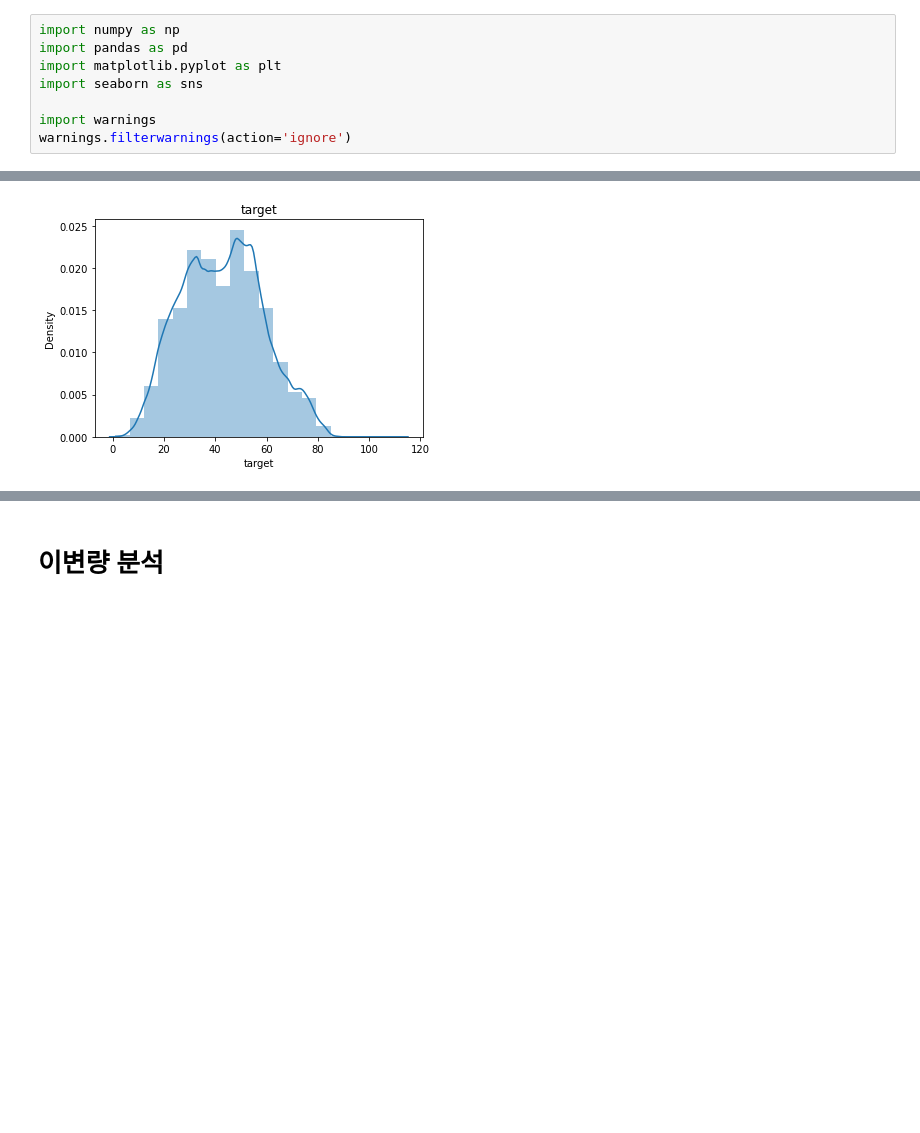
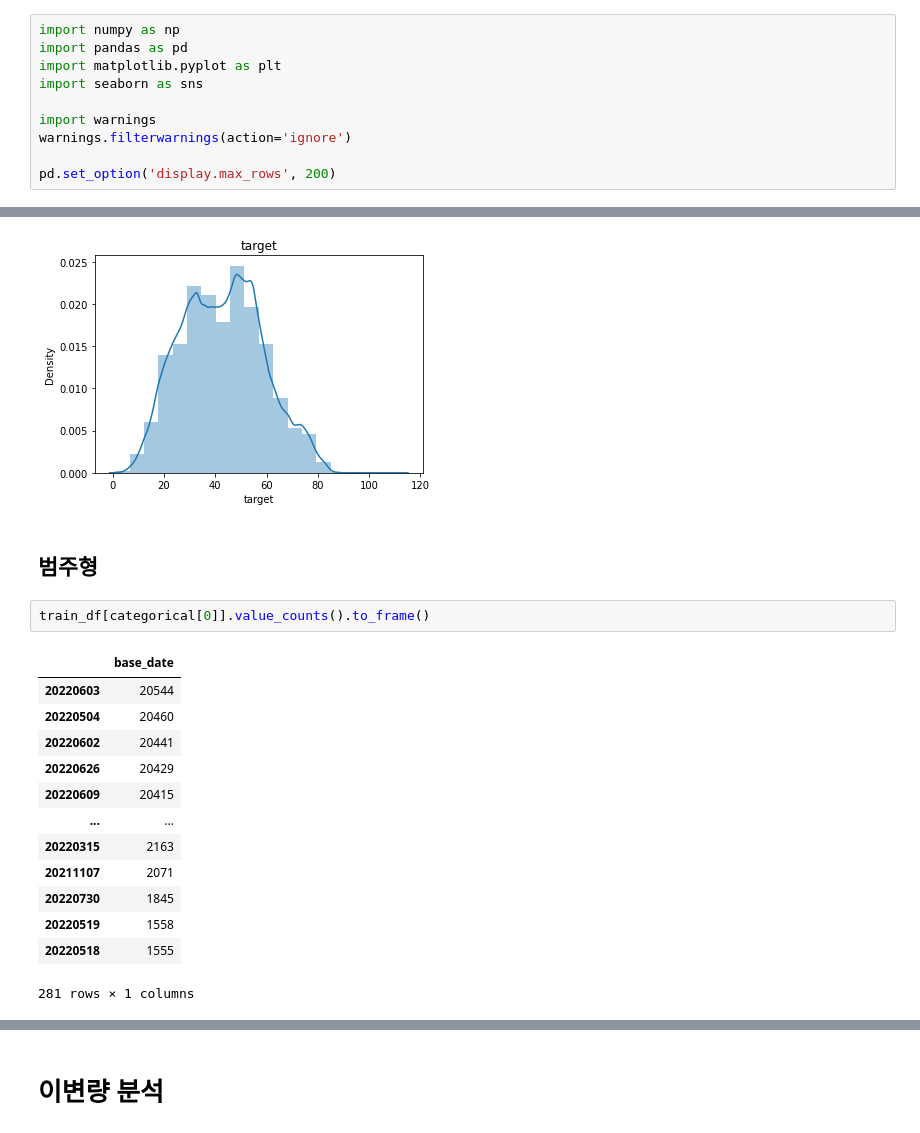
Before and after one commit to hsk980911/Jeju-Island-road-traffic-prediction, a Jupyter notebook: data_analysis.ipynb, the cells around one changed output, grey strips where cells are left out. Cells and saved outputs as stored; diff of their text form; blank space fills up the shorter version.

```diff
--- a/data_analysis.ipynb
+++ b/data_analysis.ipynb
@@ -8,3 +8,5 @@ import seaborn as sns
 
 import warnings
 warnings.filterwarnings(action='ignore')
+
+pd.set_option('display.max_rows', 200)
@@ -106,3 +114,21 @@ plt.show()
 [figure]
 [figure]
 [figure]
+# %% [markdown]
+## 범주형
+# %%
+train_df[categorical[0]].value_counts().to_frame()
+# %% [output]
+|  | base_date |
+| 20220603 | 20544 |
+| 20220504 | 20460 |
+| 20220602 | 20441 |
+| 20220626 | 20429 |
+| 20220609 | 20415 |
+| ... | ... |
+| 20220315 | 2163 |
+| 20211107 | 2071 |
+| 20220730 | 1845 |
+| 20220519 | 1558 |
+| 20220518 | 1555 |
+281 rows × 1 columns
```
Also changed, not shown: parts of 7 cells of this notebook.
